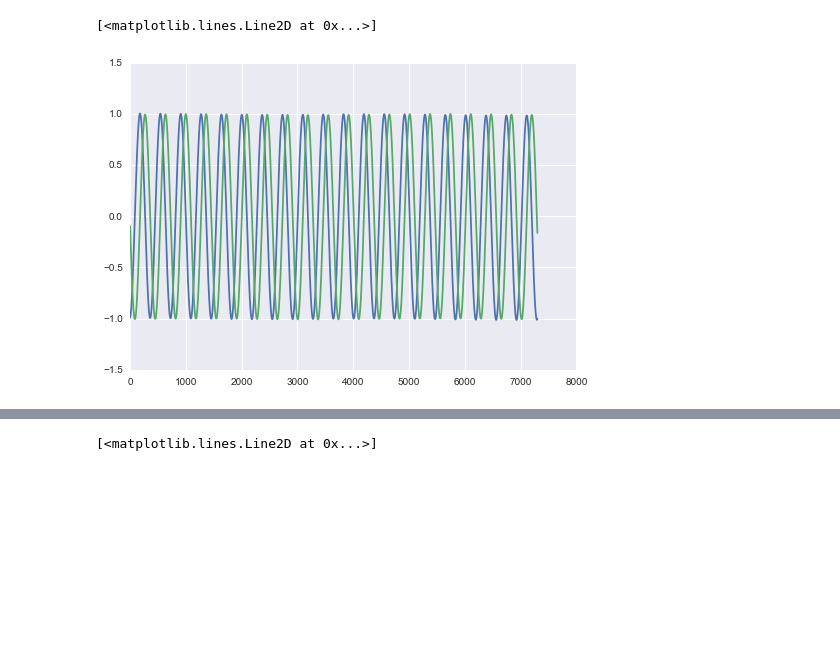
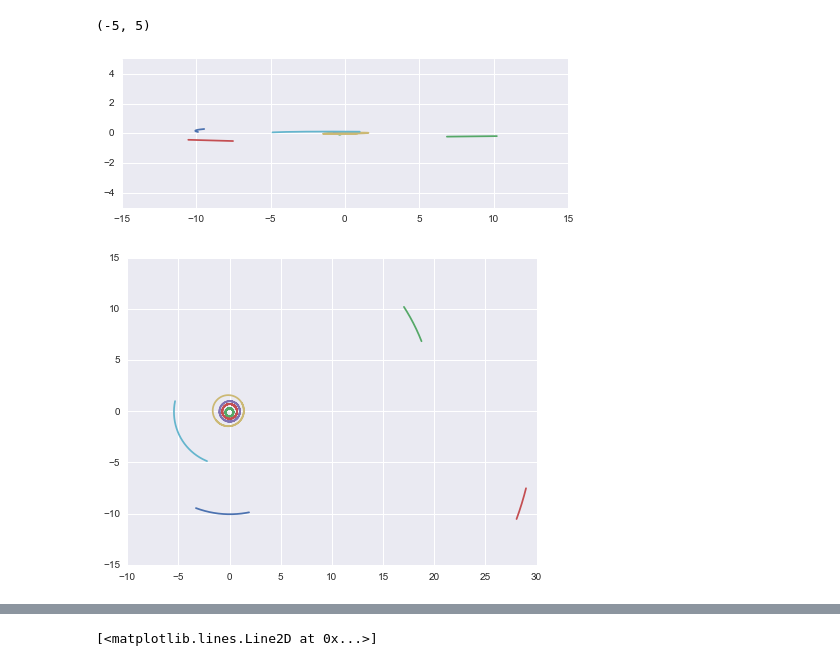
Before and after one commit to jbradt/comp-phys, a Jupyter notebook: project3/Plots.ipynb, the cells around one changed output, grey strips where cells are left out. Saved outputs shown, nothing was run; the diff lists cells and outputs as text; code cells hidden in the pictures; blank space fills up the shorter version.

Commit message:
Added the remaining planets.

```diff
--- a/project3/Plots.ipynb
+++ b/project3/Plots.ipynb
@@ -12,6 +10,25 @@ jpos = pd.read_csv('build/debug/Jupiter.csv', header=None, names=('x', 'y', 'z')
-# %%
-plt.plot(epos.x)
-plt.plot(epos.y)
-# %% [output]
-[<matplotlib.lines.Line2D at 0x...>]
-[figure, removed]
+# %%
+dirName = 'build/debug'
+planets = ['Sun', 'Mercury', 'Venus', 'Earth', 'Mars', 'Jupiter', 'Saturn', 'Uranus', 'Neptune']
+
+posdata = {}
+for p in planets:
+    pos = pd.read_csv(os.path.join(dirName, p + '.csv'), header=None, names=('x', 'y', 'z'))
+    posdata[p] = pos
+# %%
+for p in planets:
+    plt.plot(posdata[p].y, posdata[p].z)
+
+plt.gca().set_aspect(1)
+plt.ylim(-5, 5)
+# %% [output]
+(-5, 5)
+[figure, added]
+# %%
+for p in planets:
+    d = posdata[p]
+    plt.plot(d.x, d.y)
+
+plt.gca().set_aspect(1)
+# %% [output]
+[figure, added]
```
Also changed, not shown: parts of 3 cells of this notebook, 1 other file.
